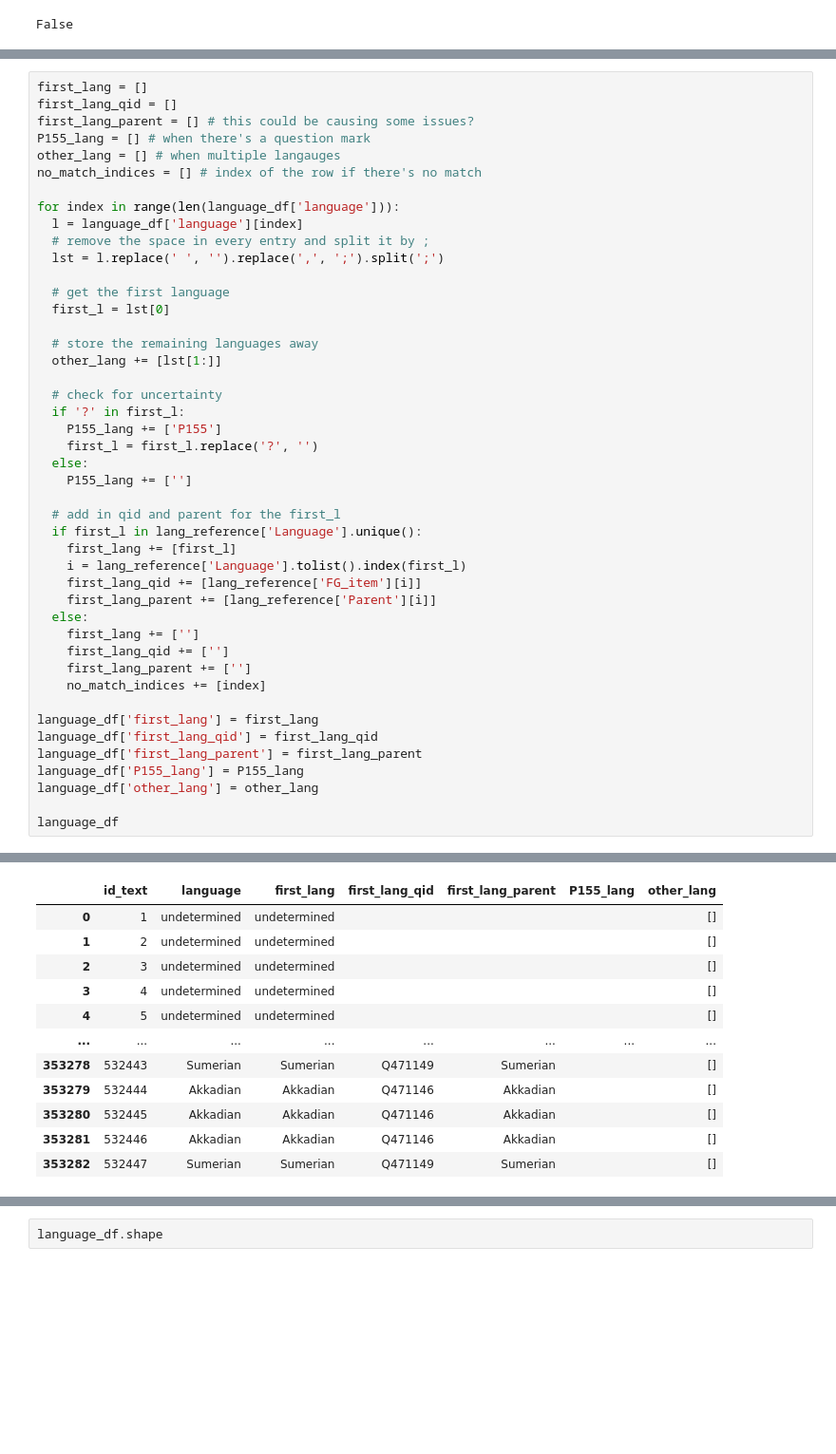
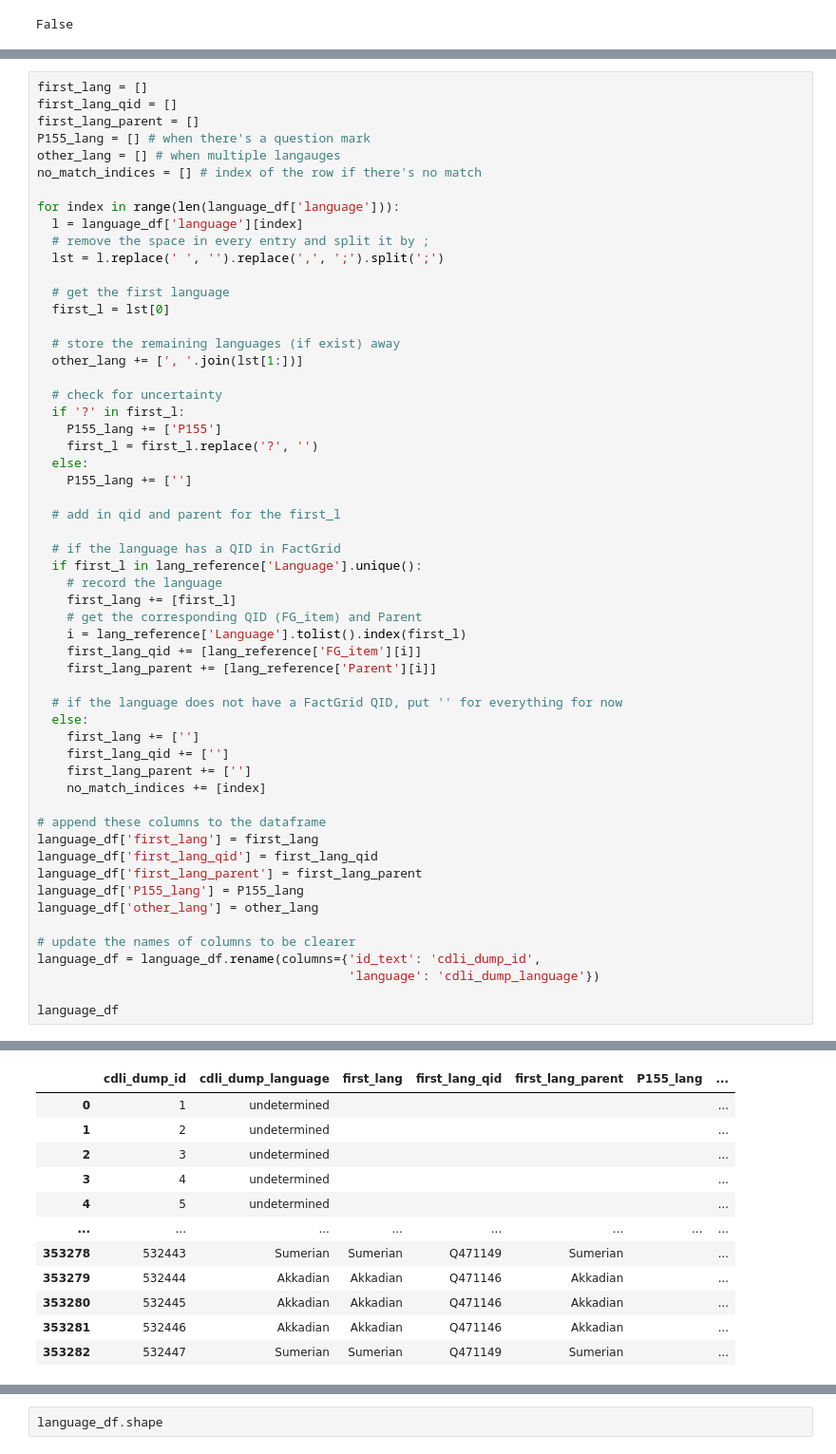
Before and after one commit to ancient-world-citation-analysis/CDLI2LoD, a Jupyter notebook: cdli_cat.ipynb, the cells around one changed output, grey strips where cells are left out. Shown: that part at 95% size. Cells and saved outputs as stored; diff of their text form; blank space fills up the shorter version.

```diff
--- a/cdli_cat.ipynb
+++ b/cdli_cat.ipynb
@@ -305,7 +308,7 @@ array(['undetermined', 'Sumerian', 'Sumerian ?', 'Akkadian', '',
 # %%
 first_lang = []
 first_lang_qid = []
-first_lang_parent = [] # this could be causing some issues?
+first_lang_parent = []
 P155_lang = [] # when there's a question mark
 other_lang = [] # when multiple langauges
 no_match_indices = [] # index of the row if there's no match
@@ -318,8 +321,8 @@ for index in range(len(language_df['language'])):
   # get the first language
   first_l = lst[0]
 
-  # store the remaining languages away
-  other_lang += [lst[1:]]
+  # store the remaining languages (if exist) away
+  other_lang += [', '.join(lst[1:])]
 
   # check for uncertainty
   if '?' in first_l:
@@ -329,22 +332,33 @@ for index in range(len(language_df['language'])):
     P155_lang += ['']
 
   # add in qid and parent for the first_l
+
+  # if the language has a QID in FactGrid
   if first_l in lang_reference['Language'].unique():
+    # record the language
     first_lang += [first_l]
+    # get the corresponding QID (FG_item) and Parent
     i = lang_reference['Language'].tolist().index(first_l)
     first_lang_qid += [lang_reference['FG_item'][i]]
     first_lang_parent += [lang_reference['Parent'][i]]
+
+  # if the language does not have a FactGrid QID, put '' for everything for now
   else:
     first_lang += ['']
     first_lang_qid += ['']
     first_lang_parent += ['']
     no_match_indices += [index]
 
+# append these columns to the dataframe
 language_df['first_lang'] = first_lang
 language_df['first_lang_qid'] = first_lang_qid
 language_df['first_lang_parent'] = first_lang_parent
 language_df['P155_lang'] = P155_lang
 language_df['other_lang'] = other_lang
 
+# update the names of columns to be clearer
+language_df = language_df.rename(columns={'id_text': 'cdli_dump_id',
+                                          'language': 'cdli_dump_language'})
+
 language_df
 # %% [output]
@@ -351,12 +382,12 @@ language_df
-|  | id_text | language | first_lang | first_lang_qid | first_lang_parent | P155_lang | other_lang |
-| 0 | 1 | undetermined | undetermined |  |  |  | [] |
-| 1 | 2 | undetermined | undetermined |  |  |  | [] |
-| 2 | 3 | undetermined | undetermined |  |  |  | [] |
-| 3 | 4 | undetermined | undetermined |  |  |  | [] |
-| 4 | 5 | undetermined | undetermined |  |  |  | [] |
+|  | cdli_dump_id | cdli_dump_language | first_lang | first_lang_qid | first_lang_parent | P155_lang | ... |
+| 0 | 1 | undetermined |  |  |  |  | ... |
+| 1 | 2 | undetermined |  |  |  |  | ... |
+| 2 | 3 | undetermined |  |  |  |  | ... |
+| 3 | 4 | undetermined |  |  |  |  | ... |
+| 4 | 5 | undetermined |  |  |  |  | ... |
 | ... | ... | ... | ... | ... | ... | ... | ... |
-| 353278 | 532443 | Sumerian | Sumerian | Q471149 | Sumerian |  | [] |
-| 353279 | 532444 | Akkadian | Akkadian | Q471146 | Akkadian |  | [] |
-| 353280 | 532445 | Akkadian | Akkadian | Q471146 | Akkadian |  | [] |
-| 353281 | 532446 | Akkadian | Akkadian | Q471146 | Akkadian |  | [] |
-| 353282 | 532447 | Sumerian | Sumerian | Q471149 | Sumerian |  | [] |
+| 353278 | 532443 | Sumerian | Sumerian | Q471149 | Sumerian |  | ... |
+| 353279 | 532444 | Akkadian | Akkadian | Q471146 | Akkadian |  | ... |
+| 353280 | 532445 | Akkadian | Akkadian | Q471146 | Akkadian |  | ... |
+| 353281 | 532446 | Akkadian | Akkadian | Q471146 | Akkadian |  | ... |
+| 353282 | 532447 | Sumerian | Sumerian | Q471149 | Sumerian |  | ... |
```
Also changed, not shown: parts of 21 cells of this notebook.
